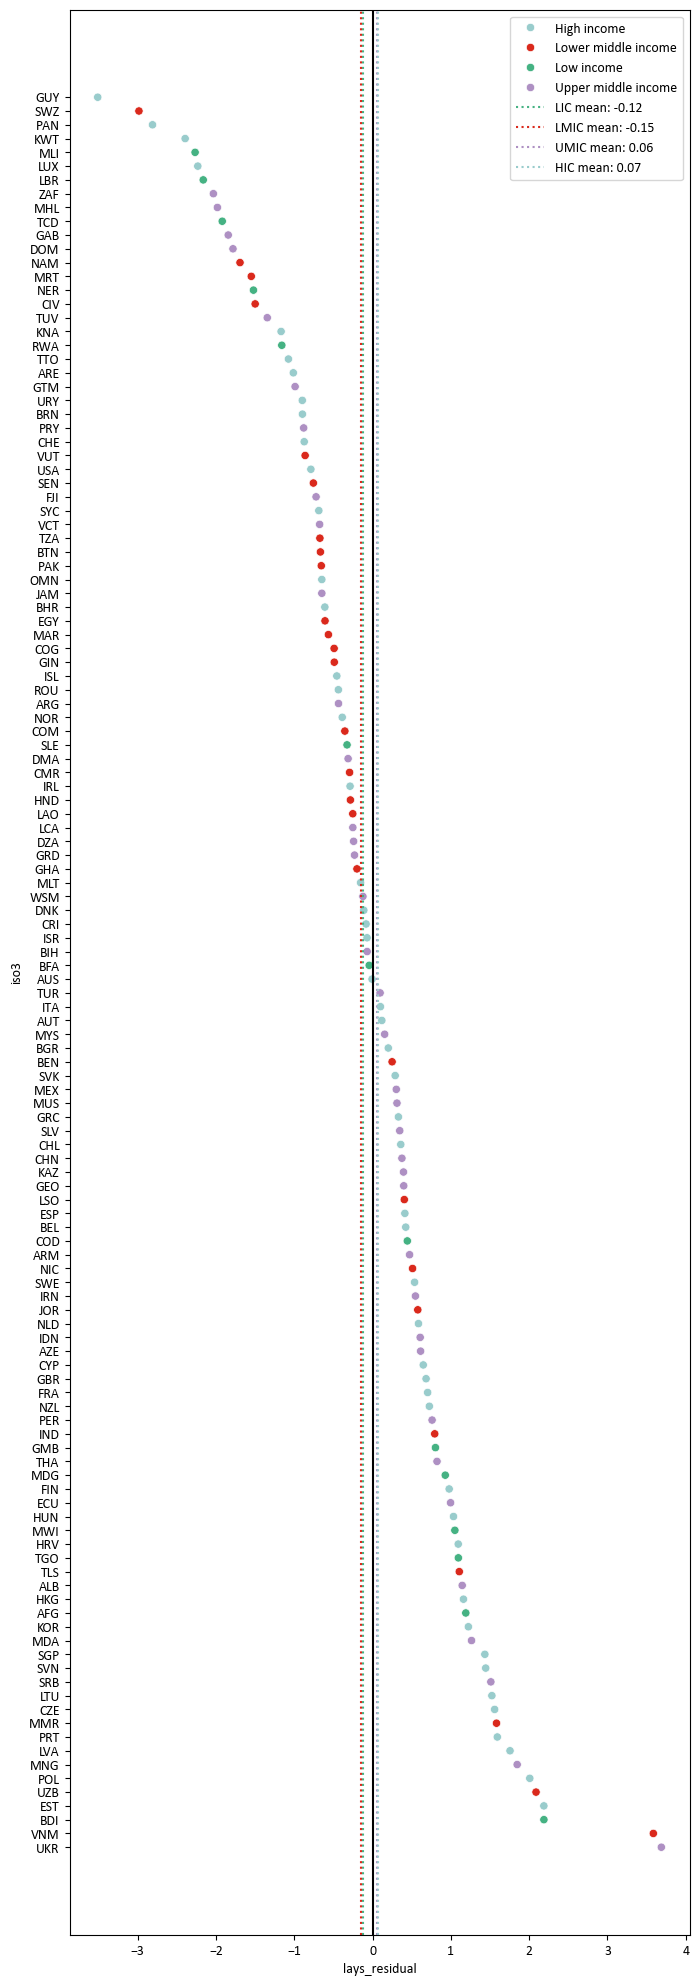
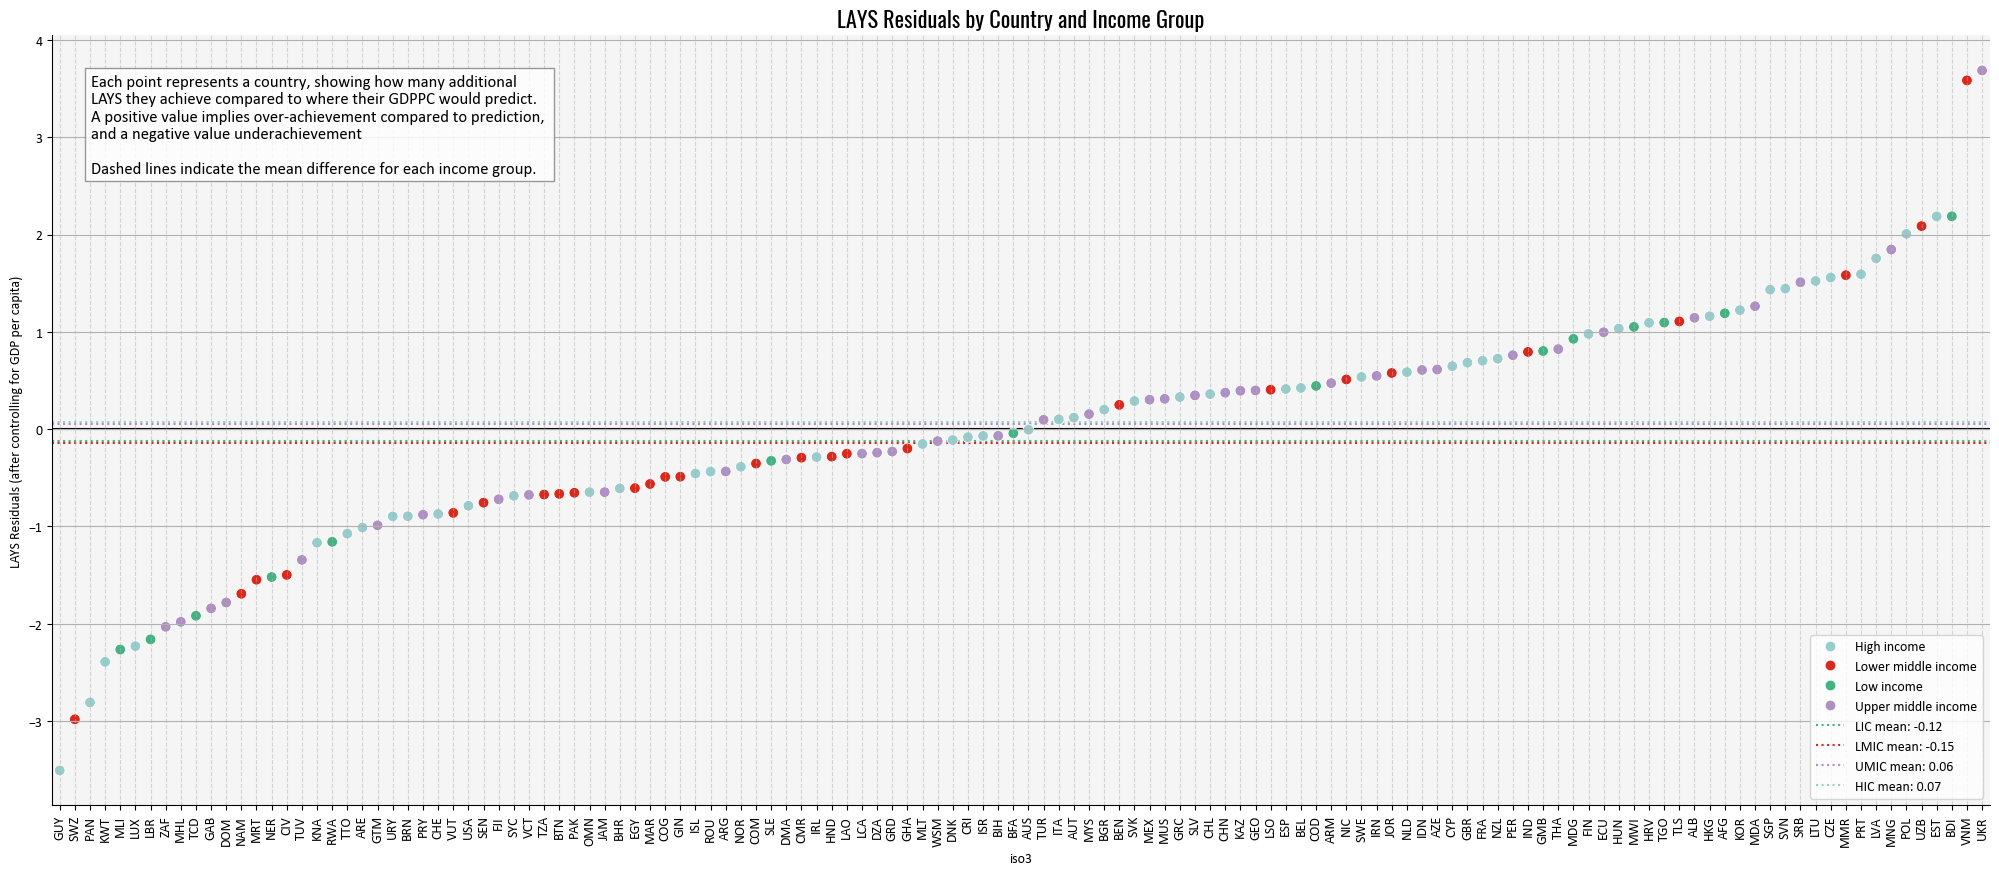
Code edit (unified diff) that turned the first committed figure into the second:
--- before
+++ after
@@ -4,5 +4,5 @@
 
 
-fig, ax = plt.subplots(figsize=(8, 25))
+fig, ax = plt.subplots(figsize=(25, 10))
 
 work = df.copy()
@@ -14,11 +14,27 @@
 hic_mean = work[work['income_group'] == "High income"]['lays_residual'].mean()
 
-sns.scatterplot(data=work, x="lays_residual", y="iso3", hue="income_group", palette=ig_palette, ax=ax)
-ax.axvline(0, color='black', linestyle='-')
+sns.scatterplot(data=work, y="lays_residual", x="iso3", hue="income_group", marker='o', s=60, palette=ig_palette, ax=ax, zorder=1)
+ax.axhline(0, color='black', linestyle='-', zorder=0)
 
-ax.axvline(lic_mean, color=ig_palette["Low income"], linestyle=':', label=f"LIC mean: {lic_mean:.2f}")
-ax.axvline(lmic_mean, color=ig_palette["Lower middle income"], linestyle=':', label=f"LMIC mean: {lmic_mean:.2f}")
-ax.axvline(umic_mean, color=ig_palette["Upper middle income"], linestyle=':', label=f"UMIC mean: {umic_mean:.2f}")
-ax.axvline(hic_mean, color=ig_palette["High income"], linestyle=':', label=f"HIC mean: {hic_mean:.2f}")
+ax.axhline(lic_mean, color=ig_palette["Low income"], linestyle=':', label=f"LIC mean: {lic_mean:.2f}", zorder=0)
+ax.axhline(lmic_mean, color=ig_palette["Lower middle income"], linestyle=':', label=f"LMIC mean: {lmic_mean:.2f}", zorder=0)
+ax.axhline(umic_mean, color=ig_palette["Upper middle income"], linestyle=':', label=f"UMIC mean: {umic_mean:.2f}", zorder=0)
+ax.axhline(hic_mean, color=ig_palette["High income"], linestyle=':', label=f"HIC mean: {hic_mean:.2f}", zorder=0)
+
+ax.set_xticklabels(work['iso3'], rotation=90)
+ax.set_xlim(-0.5, len(work['iso3']) - 0.5)
+ax.set_ylabel("LAYS Residuals (after controlling for GDP per capita)")
+ax.set_title("LAYS Residuals by Country and Income Group", fontname='Oswald', fontsize=16)
+
+ax.set_facecolor('whitesmoke')
+ax.grid(axis='x', linestyle='--', alpha=0.5, zorder=0)
+ax.grid(axis='y', linestyle='-', alpha=1, zorder=0)
+ax.spines[['top', 'right']].set_visible(False)
+
+ax.text(0.02, 0.95, "Each point represents a country, showing how many additional \nLAYS they achieve compared to where their GDPPC would predict. \nA positive value implies over-achievement compared to prediction, \nand a negative value underachievement\n\nDashed lines indicate the mean difference for each income group.", 
+        transform=ax.transAxes, 
+        fontsize=12, verticalalignment='top', 
+        bbox=dict(facecolor="white", edgecolor="grey", alpha=0.8))
+
 
 ax.legend()

Commit: General Updates to Files